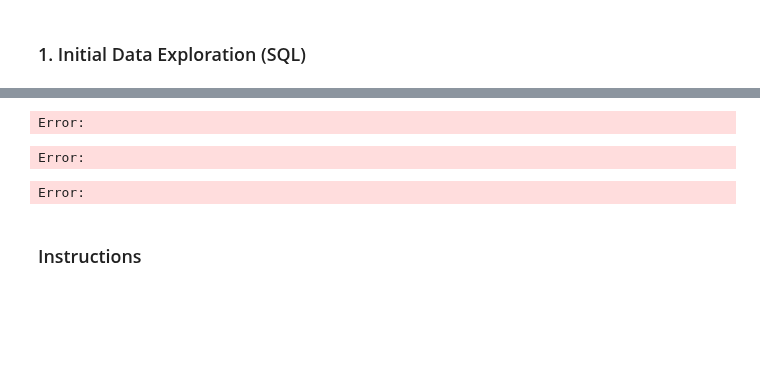
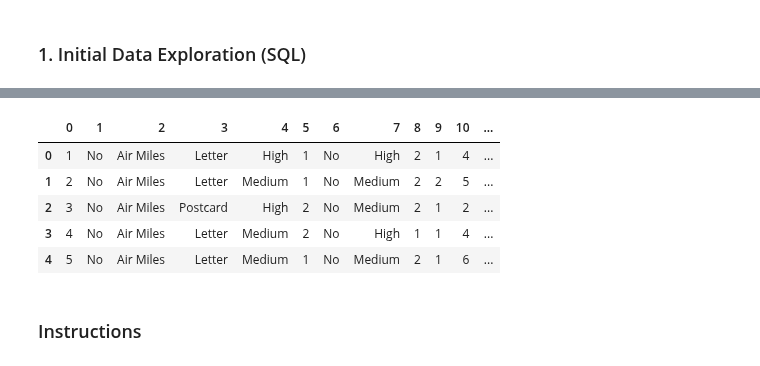
Before and after one commit to sabinagio/data_mid_bootcamp_project_classification, a Jupyter notebook: deliverables/1.initial-data-exploration-sql.ipynb, the cells around one changed output, grey strips where cells are left out. Cells and saved outputs as stored; diff of their text form; code cells hidden in the pictures; blank space fills up the shorter version.

```diff
--- a/deliverables/1.initial-data-exploration-sql.ipynb
+++ b/deliverables/1.initial-data-exploration-sql.ipynb
@@ -12,11 +10,16 @@ Error:
 # %%
 # We noticed the data doesn't have column names, so we'll read it without adding
 # headers and add the column names afterwards
-
-data = pd.read_csv('creditcardmarketing.csv', header=None)
+path = '/home/sabina/Downloads/Ironhack/Unit 5/data_mid_bootcamp_project_classification/data/creditcardmarketing.csv'
+data = pd.read_csv(path, header=None)
 data.head()
 # %% [output]
-Error:
+|  | 0 | 1 | 2 | 3 | 4 | 5 | 6 | 7 | 8 | 9 | 10 | ... |
+| 0 | 1 | No | Air Miles | Letter | High | 1 | No | High | 2 | 1 | 4 | ... |
+| 1 | 2 | No | Air Miles | Letter | Medium | 1 | No | Medium | 2 | 2 | 5 | ... |
+| 2 | 3 | No | Air Miles | Postcard | High | 2 | No | Medium | 2 | 1 | 2 | ... |
+| 3 | 4 | No | Air Miles | Letter | Medium | 2 | No | High | 1 | 1 | 4 | ... |
+| 4 | 5 | No | Air Miles | Letter | Medium | 1 | No | Medium | 2 | 1 | 6 | ... |
 # %%
 columns = ['customer_number', 'offer_accepted', 'reward', 'mailer_type', \
     'income_level', 'bank_accounts_open', 'overdraft_protection', \
@@ -25,12 +28,8 @@ columns = ['customer_number', 'offer_accepted', 'reward', 'mailer_type', \
     'balance_Q4']
 
 data.columns = columns
-# %% [output]
-Error:
 # %%
 data.to_csv('creditcardmarketing_with_headers.csv', index=False)
-# %% [output]
-Error:
 # %% [markdown]
 ### Instructions
 # %% [markdown]
```
Also changed, not shown: parts of 28 cells of this notebook, 1 other file.
